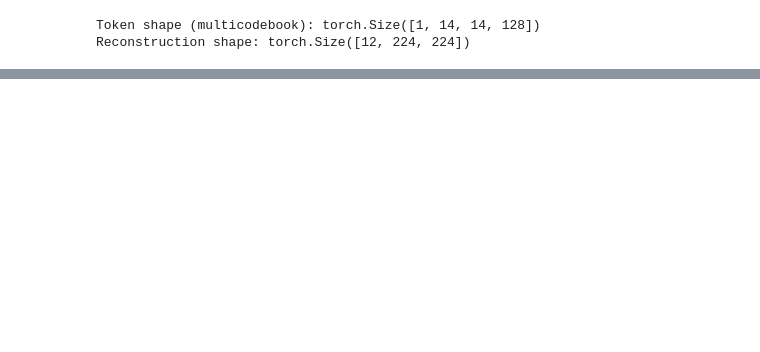
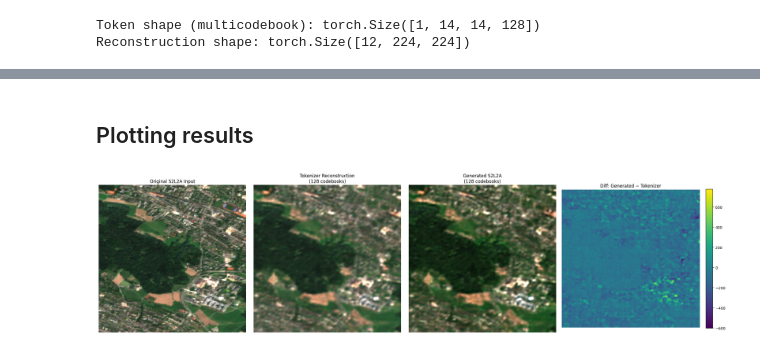
Before and after one commit to jhnnsjkbk1/terratorch, a Jupyter notebook: examples/terramind_v1_5_generation_test.ipynb, the cells around one changed output, grey strips where cells are left out. Drawn from its saved outputs; the diff is of its cells as text; code cells hidden in the pictures; blank space fills up the shorter version.

```diff
--- a/examples/terramind_v1_5_generation_test.ipynb
+++ b/examples/terramind_v1_5_generation_test.ipynb
@@ -152,15 +212,11 @@ data = {}
 sample = {}
 
 for modality in modalities:
-    example = '/Users/jja/Documents/02_EOFM/terramind/examples/S2L2A/Langnau am Albis_S2L2A.tif'
+    example = '/Users/jja/Documents/02_EOFM/terramind/examples/S2L2A/Zurich_S2L2A.tif'
 
     # Load an S-2 L2A example
     image = rxr.open_rasterio(example)
-    # Convert to shape [B, C, 224, 224]
-    image = torch.Tensor(image.values, device='cpu').unsqueeze(0)
-
-
-    sample['S2L2A'] = image # sample['image']
+    sample['S2L2A'] = torch.Tensor(image.values, device='cpu').unsqueeze(0)
 
     # Extract and prepare data
     data[modality] = sample[modality][0, :, :224, :224]
@@ -230,13 +245,10 @@ Epoch: 14
 # %%
-tokens_save_path = 'generated_tokens.npy'
 with torch.no_grad():
-    generated = model(input_standardized, verbose=True, save_tokens_path=tokens_save_path)
+    generated = model(input_standardized, verbose=True)
 
 print("\nGenerated modalities:")
 for mod, value in generated.items():
     print(f"  {mod}: {value.shape}")
-
-print(f"\nGenerated tokens saved to: {tokens_save_path}")
 # %% [output]
 Generated modalities:
   S2L2A: torch.Size([1, 12, 224, 224])
@@ -329,0 +255,54 @@ Visualization complete! Results saved to 'terramind_v1_5_generation_results.png'
+# %% [markdown]
+## Plotting results
+# %%
+# Create plot
+n_plots = 4  # Original + Reconstruction + Generated + Diff
+fig, axes = plt.subplots(1, n_plots, figsize=(6 * n_plots, 6))
+axes = axes.flatten()
+
+# --- Original ---
+plot_modality(
+    mod,
+    data[modality],
+    ax=axes[0],
+    title='Original S2L2A Input'
+)
+
+# --- Tokenizer reconstruction ---
+plot_modality(
+    mod,
+    reconstruction_unstd,
+    ax=axes[1],
+    title='Tokenizer Reconstruction\n(128 codebooks)'
+)
+
+# --- Generated (take first generated modality) ---
+gen_mod, value = next(iter(generated.items()))
+generated_unstd = value[0] * std[modality] + mean[modality]
+generated_np = generated_unstd[0].cpu().numpy()
+
+plot_modality(
+    mod,
+    generated_np,
+    ax=axes[2],
+    title='Generated S2L2A\n(128 codebooks)'
+)
+
+# --- Diff: Generated − Tokenizer ---
+diff = generated_np - reconstruction_unstd.cpu().numpy()
+im = axes[3].imshow(diff.squeeze()[2])
+axes[3].set_title('Diff: Generated − Tokenizer')
+axes[3].axis("off")
+
+# Proper colorbar
+plt.colorbar(im, ax=axes[3], fraction=0.046, pad=0.04)
+
+plt.tight_layout()
+plt.savefig(
+    'terramind_v1_5_generation_results.pdf',
+    dpi=300,
+    bbox_inches='tight'
+)
+plt.show()
+# %% [output]
+[figure, added]
```
Also changed, not shown: parts of 15 cells of this notebook, 4 other files.
